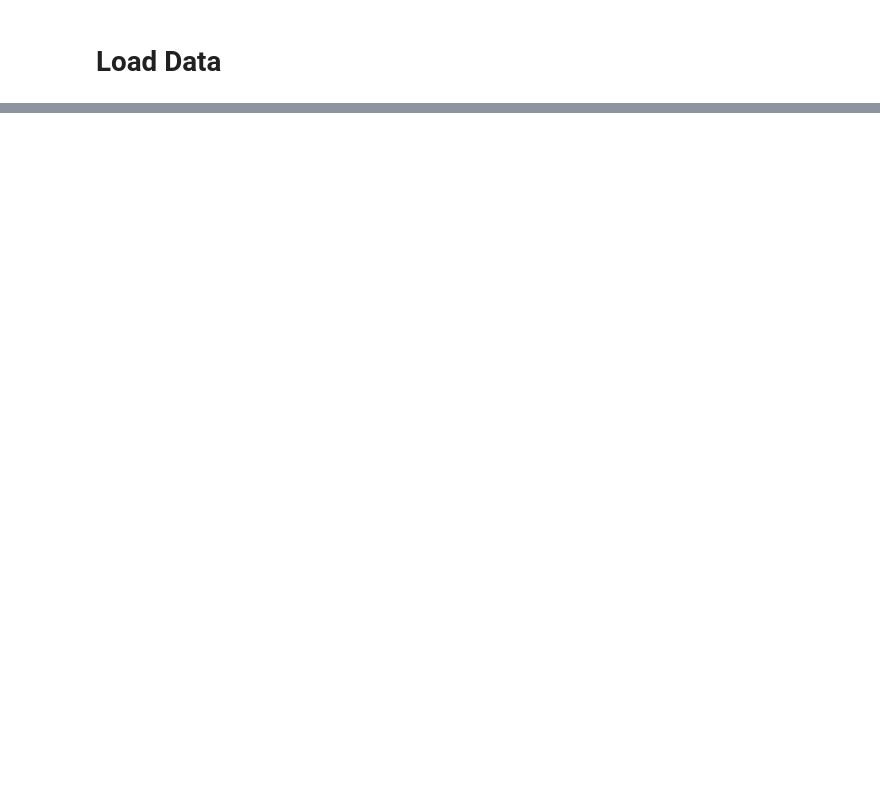
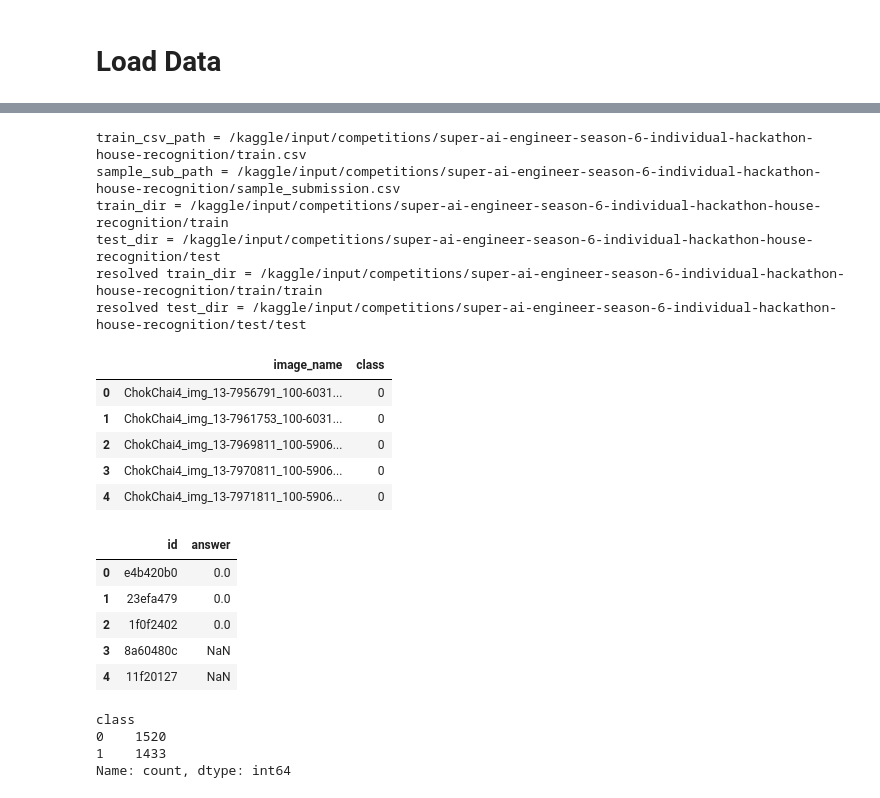
Before and after one commit to Kongbeng-21/SuperAi, a Jupyter notebook: 601088_กฤติธี_ฉายแสง.ipynb, the cells around one changed output, grey strips where cells are left out. Saved outputs shown, nothing was run; the diff lists cells and outputs as text; code cells hidden in the pictures; blank space fills up the shorter version.

Commit message:
HouseRecognition

```diff
--- a/601088_กฤติธี_ฉายแสง.ipynb
+++ b/601088_กฤติธี_ฉายแสง.ipynb
@@ -146,0 +71,65 @@ Feature cols = ['BVP', 'ACC_X', 'ACC_Y', 'ACC_Z', 'TEMP', 'EDA', 'HR', 'IBI', 'A
+# %%
+def find_file(filename: str):
+    matches = list(INPUT_ROOT.rglob(filename))
+    return matches[0] if matches else None
+
+def find_named_dir(dirname: str):
+    matches = [p for p in INPUT_ROOT.rglob('*') if p.is_dir() and p.name == dirname]
+    return matches[0] if matches else None
+
+train_csv_path = find_file('train.csv')
+sample_sub_path = find_file('sample_submission.csv')
+train_dir = find_named_dir('train')
+test_dir = find_named_dir('test')
+
+print('train_csv_path =', train_csv_path)
+print('sample_sub_path =', sample_sub_path)
+print('train_dir =', train_dir)
+print('test_dir =', test_dir)
+
+if train_csv_path is None or sample_sub_path is None or train_dir is None or test_dir is None:
+    raise FileNotFoundError('train.csv / sample_submission.csv / train / test not found')
+
+train_df = pd.read_csv(train_csv_path)
+sample_sub = pd.read_csv(sample_sub_path)
+
+# เลือกโฟลเดอร์ที่มีไฟล์ภาพจริง
+if not list(train_dir.glob('*.jpg')):
+    nested = [p for p in train_dir.rglob('*') if p.is_dir() and list(p.glob('*.jpg'))]
+    if nested:
+        train_dir = nested[0]
+
+if not list(test_dir.glob('*.jpg')):
+    nested = [p for p in test_dir.rglob('*') if p.is_dir() and list(p.glob('*.jpg'))]
+    if nested:
+        test_dir = nested[0]
+
+print('resolved train_dir =', train_dir)
+print('resolved test_dir =', test_dir)
+
+display(train_df.head())
+display(sample_sub.head())
+print(train_df['class'].value_counts())
+# %% [output]
+train_csv_path = /kaggle/input/competitions/super-ai-engineer-season-6-individual-hackathon-house-recognition/train.csv
+sample_sub_path = /kaggle/input/competitions/super-ai-engineer-season-6-individual-hackathon-house-recognition/sample_submission.csv
+train_dir = /kaggle/input/competitions/super-ai-engineer-season-6-individual-hackathon-house-recognition/train
+test_dir = /kaggle/input/competitions/super-ai-engineer-season-6-individual-hackathon-house-recognition/test
+resolved train_dir = /kaggle/input/competitions/super-ai-engineer-season-6-individual-hackathon-house-recognition/train/train
+resolved test_dir = /kaggle/input/competitions/super-ai-engineer-season-6-individual-hackathon-house-recognition/test/test
+|  | image_name | class |
+| 0 | ChokChai4_img_13-7956791_100-6031... | 0 |
+| 1 | ChokChai4_img_13-7961753_100-6031... | 0 |
+| 2 | ChokChai4_img_13-7969811_100-5906... | 0 |
+| 3 | ChokChai4_img_13-7970811_100-5906... | 0 |
+| 4 | ChokChai4_img_13-7971811_100-5906... | 0 |
+|  | id | answer |
+| 0 | e4b420b0 | 0.0 |
+| 1 | 23efa479 | 0.0 |
+| 2 | 1f0f2402 | 0.0 |
+| 3 | 8a60480c | NaN |
+| 4 | 11f20127 | NaN |
+class
+0    1520
+1    1433
+Name: count, dtype: int64
```
Also changed, not shown: parts of 28 cells of this notebook.
